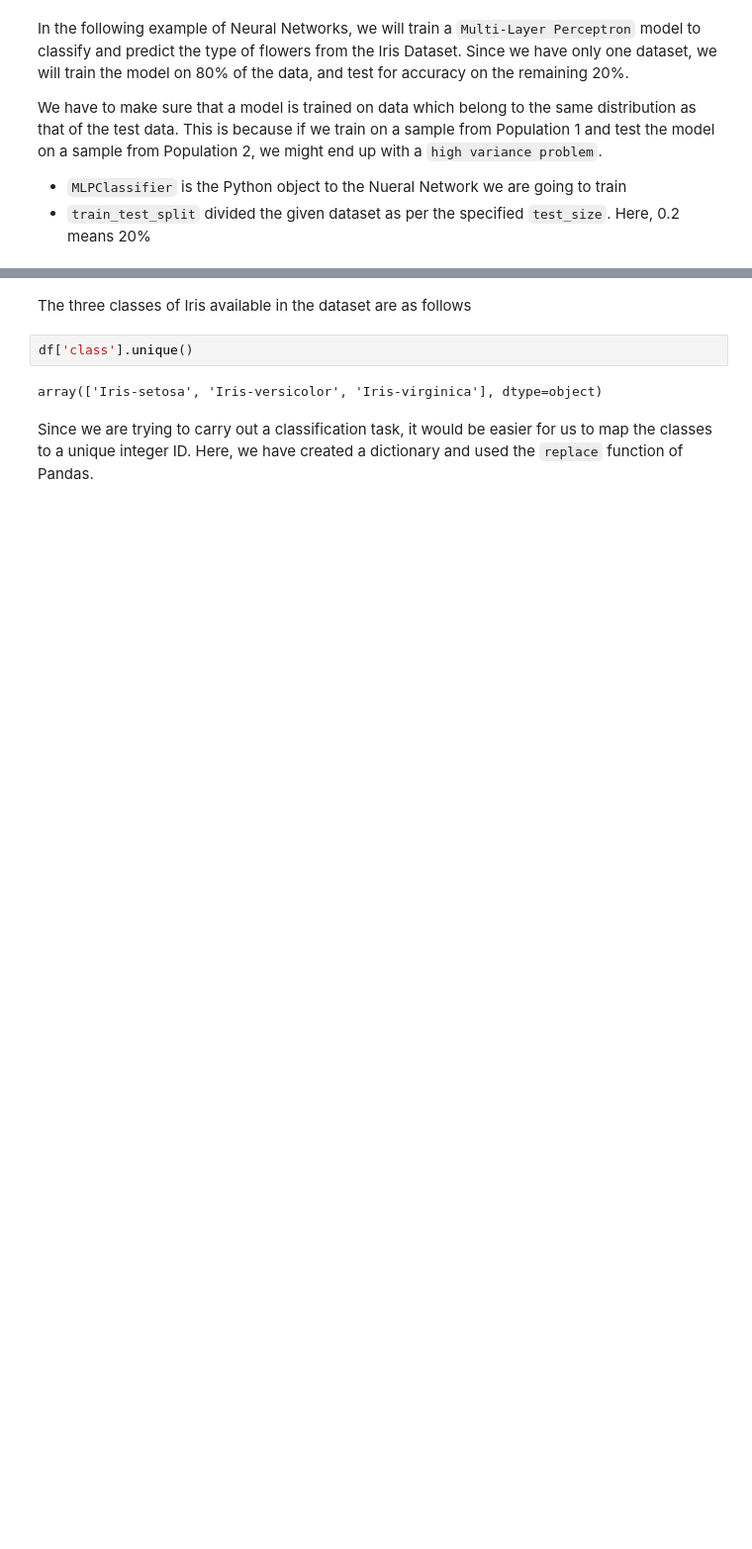
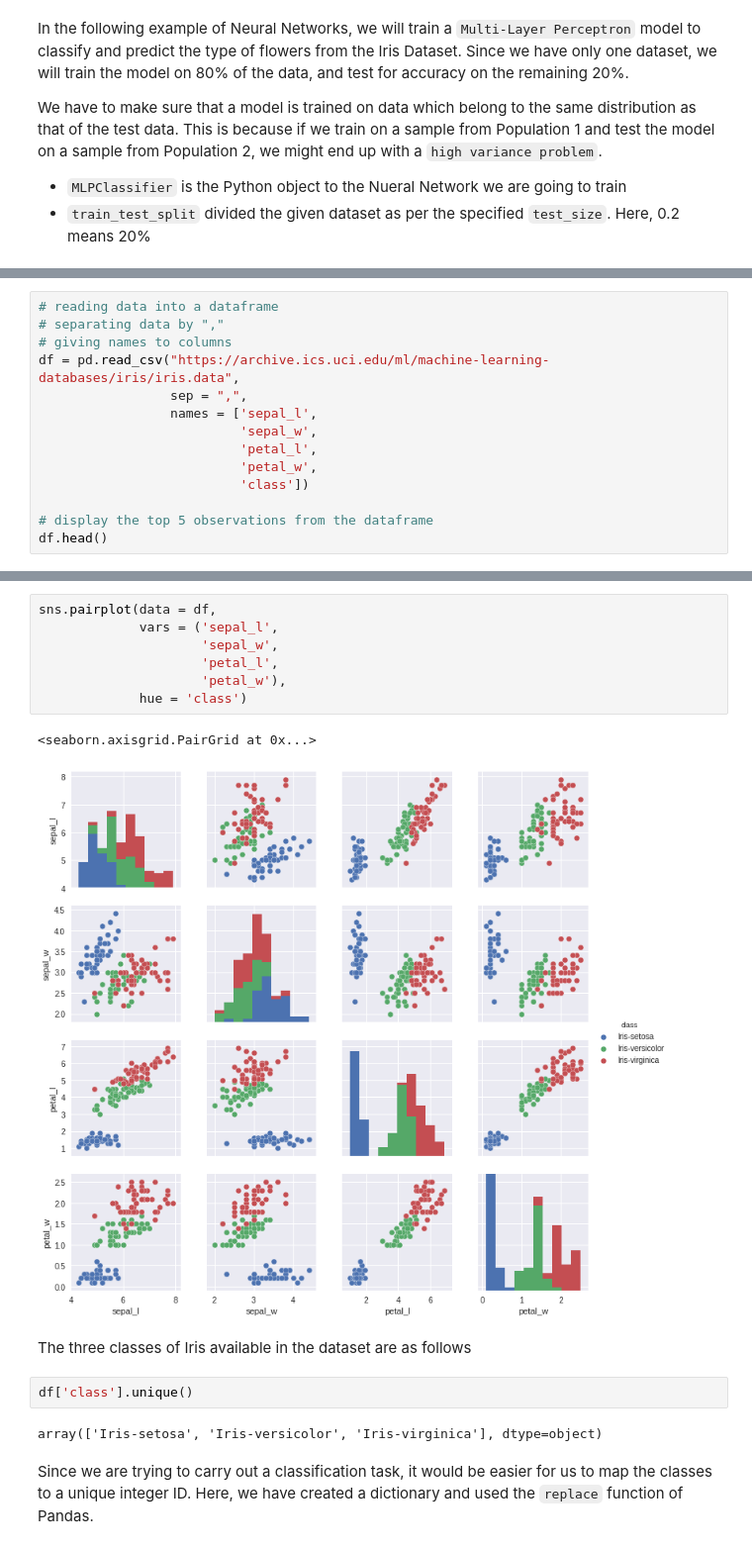
Before and after one commit to delhischoolofai/delhischoolofai, a Jupyter notebook: Meetup_1/1.2_Neural.Networks_Introduction.ipynb, the cells around one changed output, grey strips where cells are left out. Shown: that part at 99% size. Drawn from its saved outputs; the diff is of its cells as text; blank space fills up the shorter version.

```diff
--- a/Meetup_1/1.2_Neural.Networks_Introduction.ipynb
+++ b/Meetup_1/1.2_Neural.Networks_Introduction.ipynb
@@ -27,0 +61,14 @@ df.head()
+# %%
+# reading data into a dataframe
+# separating data by ","
+# giving names to columns
+df = pd.read_csv("https://archive.ics.uci.edu/ml/machine-learning-databases/iris/iris.data",
+                 sep = ",",
+                 names = ['sepal_l',
+                          'sepal_w',
+                          'petal_l',
+                          'petal_w',
+                          'class'])
+
+# display the top 5 observations from the dataframe
+df.head()
@@ -28,3 +82,13 @@ df.head()
+# %%
+sns.pairplot(data = df,
+             vars = ('sepal_l',
+                     'sepal_w',
+                     'petal_l',
+                     'petal_w'),
+             hue = 'class')
+# %% [output]
+<seaborn.axisgrid.PairGrid at 0x...>
+[figure, added]
 # %% [markdown]
 The three classes of Iris available in the dataset are as follows
 # %%
```
Also changed, not shown: parts of 15 cells of this notebook, 6 other files.
